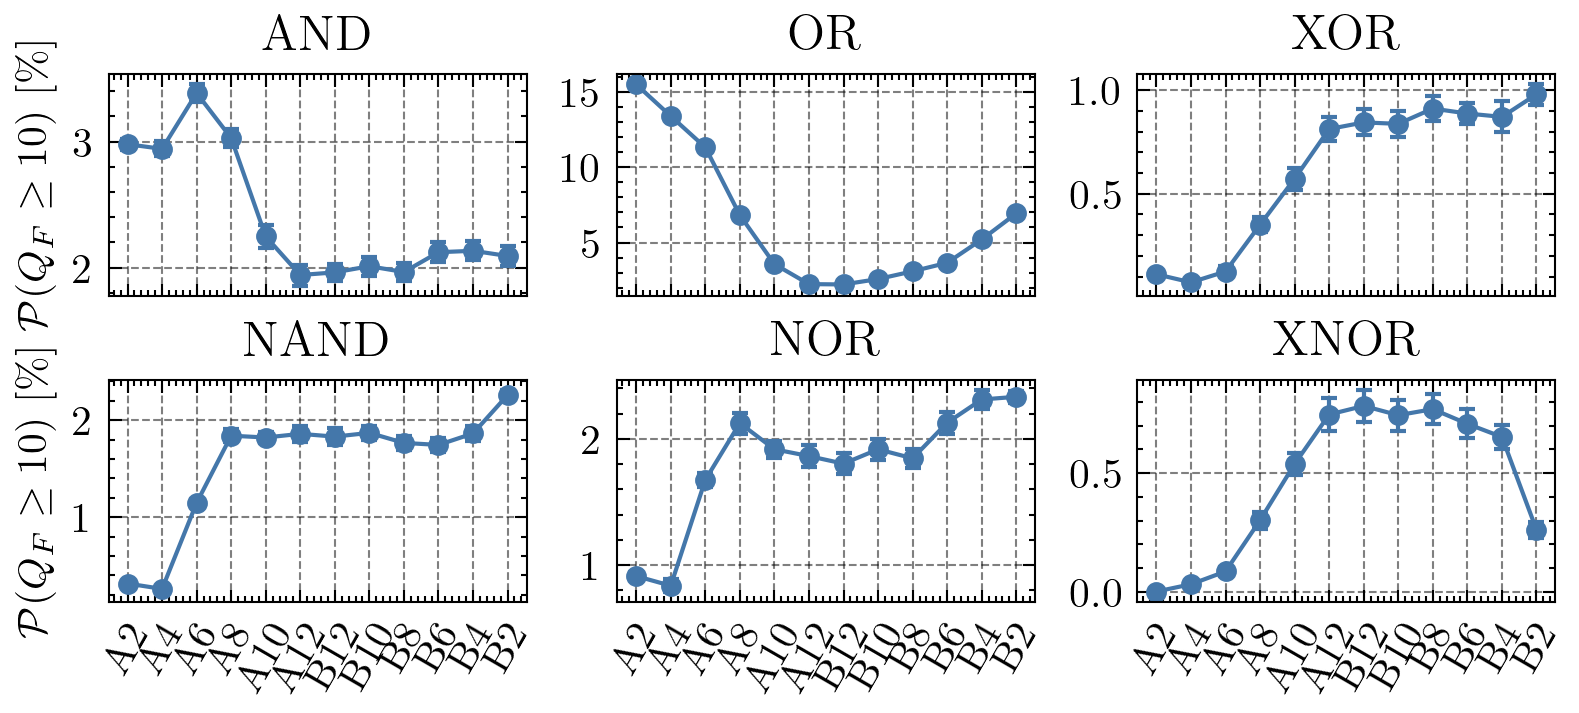
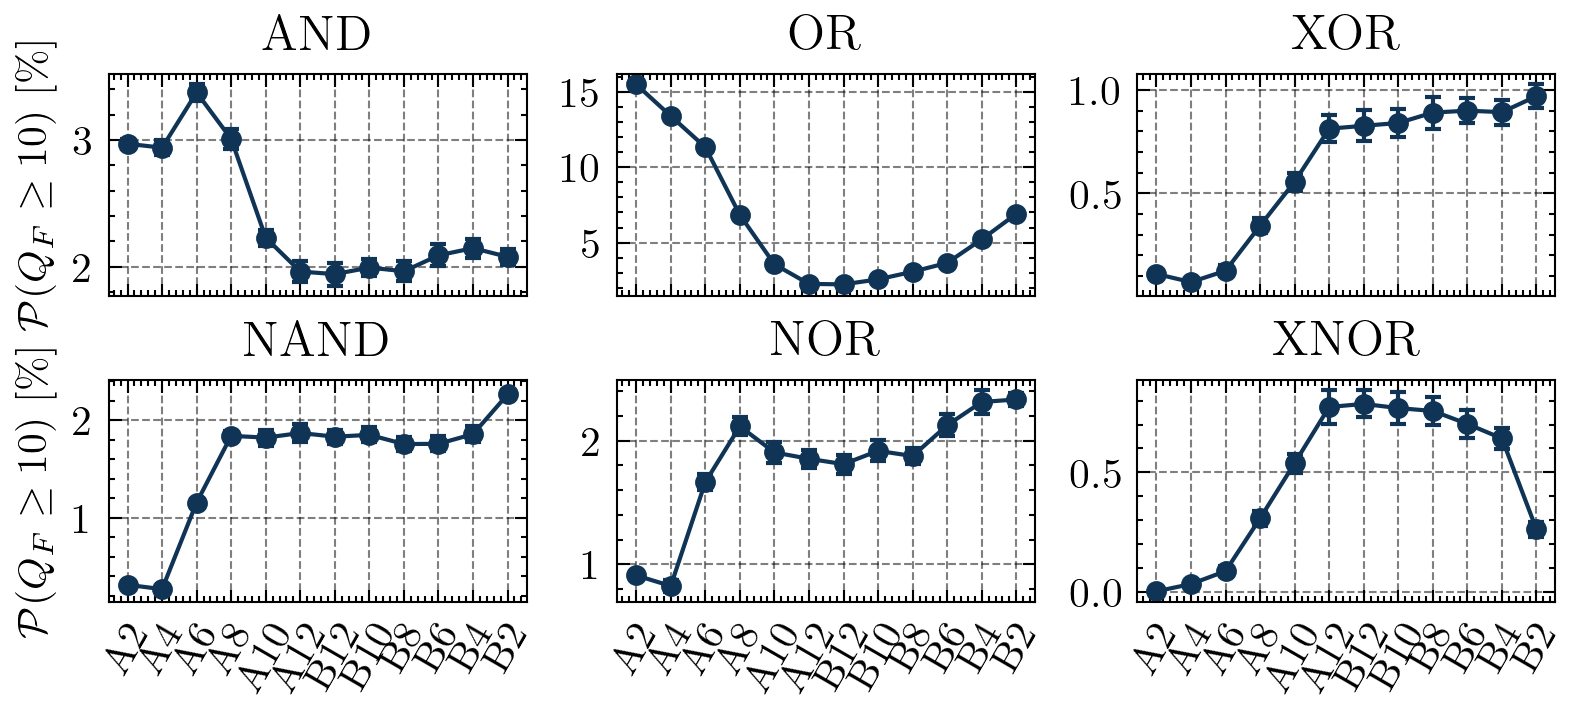
The change to this notebook cell's code, shown as a diff; its figure went from the first image to the second:
--- before
+++ after
@@ -11,5 +11,5 @@
     y   = np.hstack([np.mean(np.array(Q_f_10_A),axis=1)[:,i],np.mean(np.array(Q_f_10_B),axis=1)[:,i][::-1]])
     ye  = np.hstack([np.std(np.array(Q_f_10_A),axis=1)[:,i],np.std(np.array(Q_f_10_B),axis=1)[:,i][::-1]])
-    l1  = ax.errorbar(x=x, y=y, yerr=ye, marker='o', capsize=2, ms=4)
+    l1  = ax.errorbar(x=x, y=y, yerr=ye, marker='o', capsize=2, ms=4, color=cmaps.lipari(0.1))
     _   = ax.set_title(f"{g}")
     _   = ax.set_xticks(np.arange(len(x)))

Commit: .